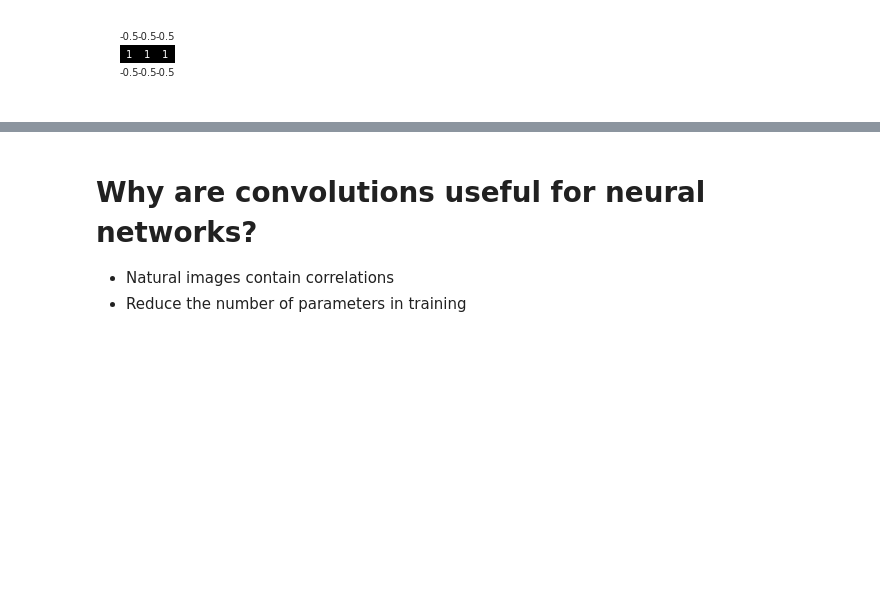
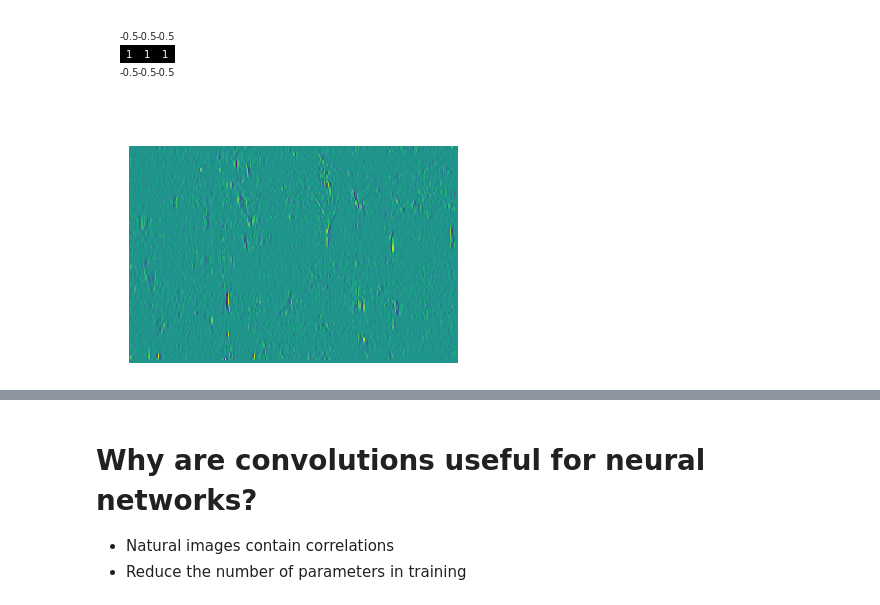
Before and after one commit to arokem/conv-nets, a Jupyter notebook: 004-convolutions.ipynb, the cells around one changed output, grey strips where cells are left out. Drawn from its saved outputs; the diff is of its cells as text; code cells hidden in the pictures; blank space fills up the shorter version.

```diff
--- a/004-convolutions.ipynb
+++ b/004-convolutions.ipynb
@@ -70,3 +76,15 @@ fig2 = plot_with_annot(kernel, vmax=1)
 fig2.set_size_inches([1, 1])
 # %% [output]
 [figure]
+# %%
+conv = np.zeros(im.shape)
+
+for ii in range(1, im.shape[0]-2):
+    for jj in range(1, im.shape[1]-2):
+        conv[ii, jj] = np.sum(im[ii:ii+kernel.shape[0], jj:jj+kernel.shape[1]] * kernel)
+
+fig, ax = plt.subplots(1)
+ax.matshow(conv)
+ax.set_axis_off()
+# %% [output]
+[figure, added]
```
Also changed, not shown: parts of 3 cells of this notebook, 1 other file.
